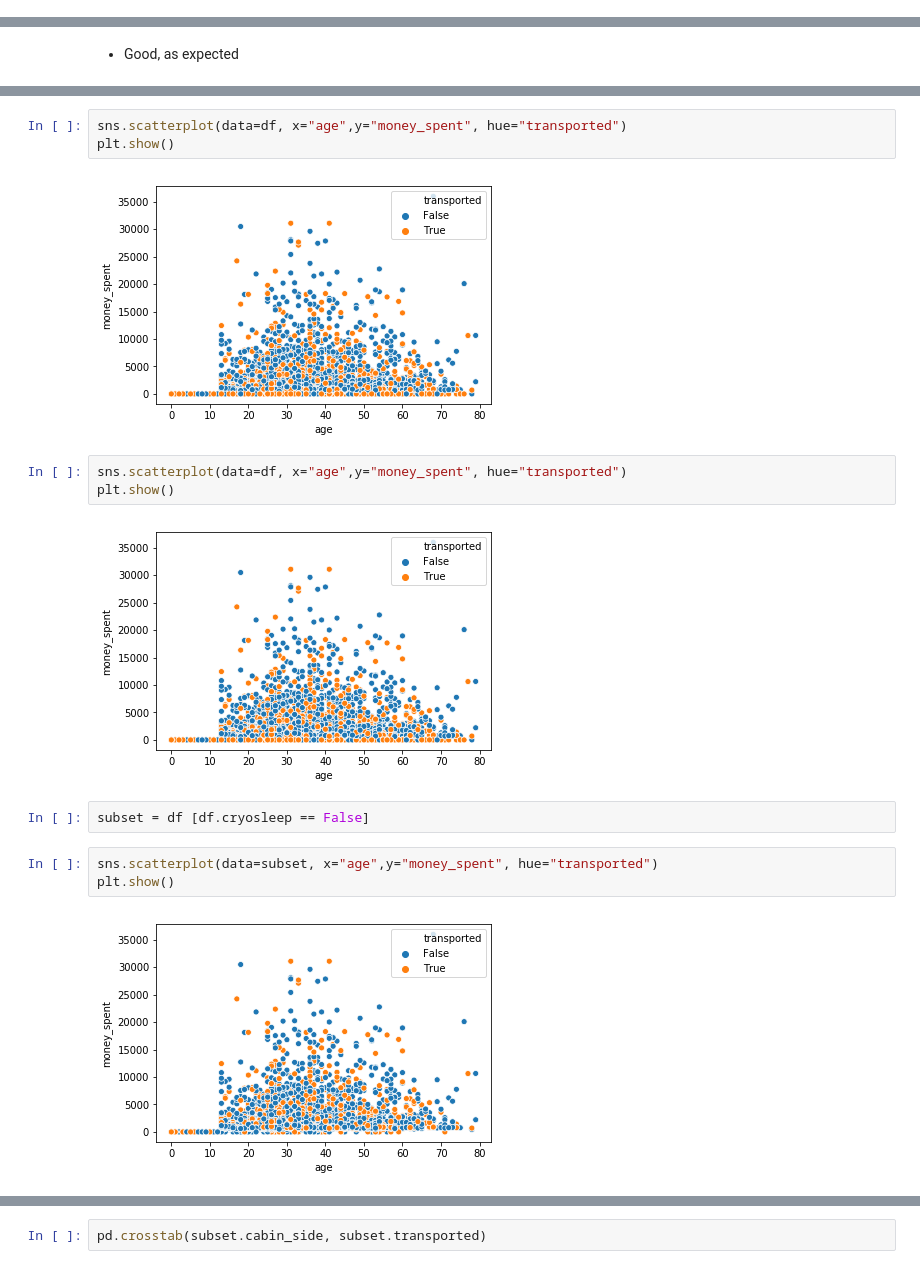
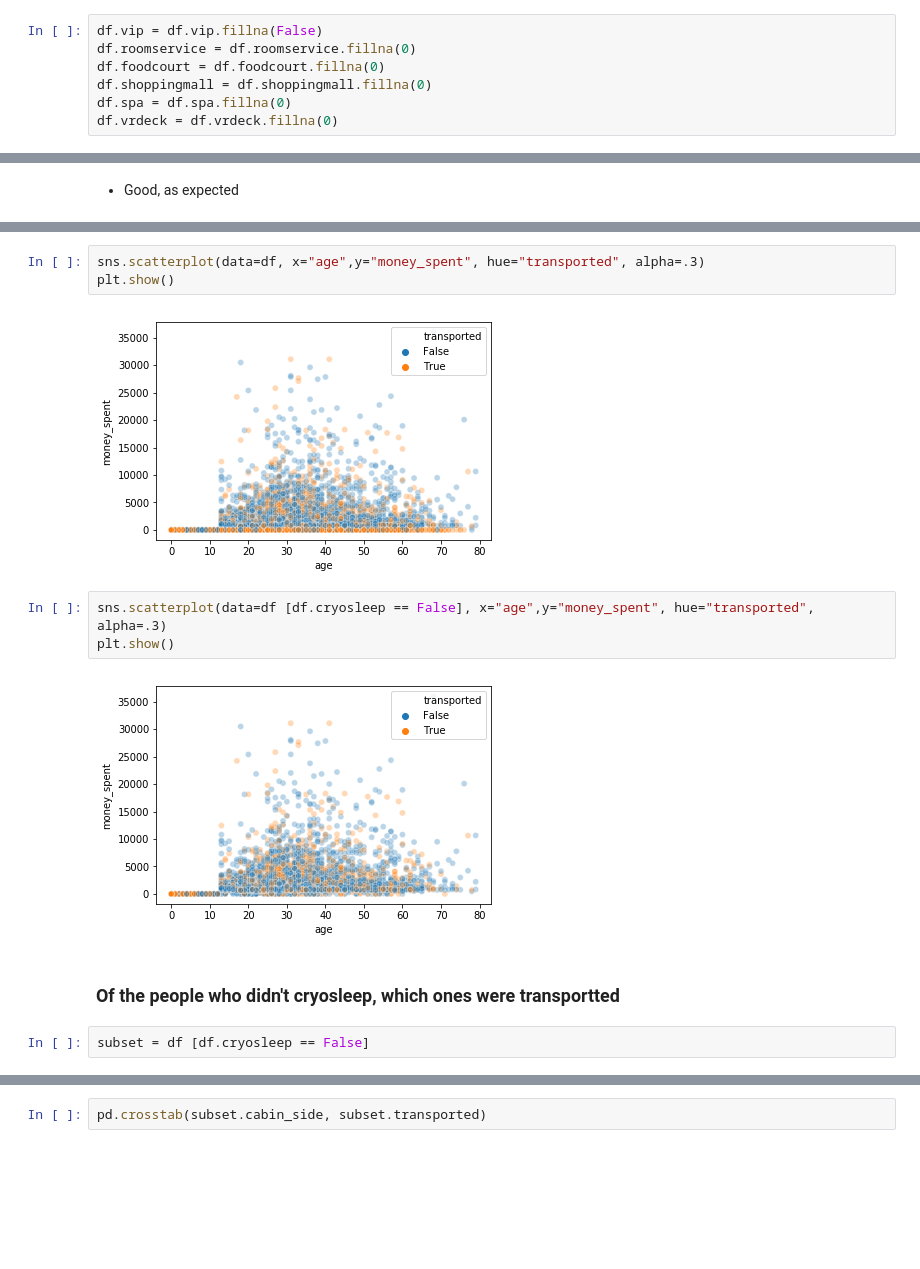
Before and after one commit to misty-garcia/kaggle_space_titanic, a Jupyter notebook: space_titanic.ipynb, the cells around one changed output, grey strips where cells are left out. Saved outputs shown, nothing was run; the diff lists cells and outputs as text; blank space fills up the shorter version.

```diff
--- a/space_titanic.ipynb
+++ b/space_titanic.ipynb
@@ -158,0 +183,7 @@ df
+# %%
+df.vip = df.vip.fillna(False)
+df.roomservice = df.roomservice.fillna(0)
+df.foodcourt = df.foodcourt.fillna(0)
+df.shoppingmall = df.shoppingmall.fillna(0)
+df.spa = df.spa.fillna(0)
+df.vrdeck = df.vrdeck.fillna(0)
@@ -927,17 +991,14 @@ Name: money_spent, Length: 2084, dtype: int64
 # %%
-sns.scatterplot(data=df, x="age",y="money_spent", hue="transported")
+sns.scatterplot(data=df, x="age",y="money_spent", hue="transported", alpha=.3)
 plt.show()
 # %% [output]
-[figure, old version]
+[figure, new version]
 # %%
-sns.scatterplot(data=df, x="age",y="money_spent", hue="transported")
+sns.scatterplot(data=df [df.cryosleep == False], x="age",y="money_spent", hue="transported", alpha=.3)
 plt.show()
 # %% [output]
-[figure, old version]
+[figure, new version]
+# %% [markdown]
+### Of the people who didn't cryosleep, which ones were transportted
 # %%
 subset = df [df.cryosleep == False]
-# %%
-sns.scatterplot(data=subset, x="age",y="money_spent", hue="transported")
-plt.show()
-# %% [output]
-[figure, removed]
```
Also changed, not shown: parts of 40 cells of this notebook.
